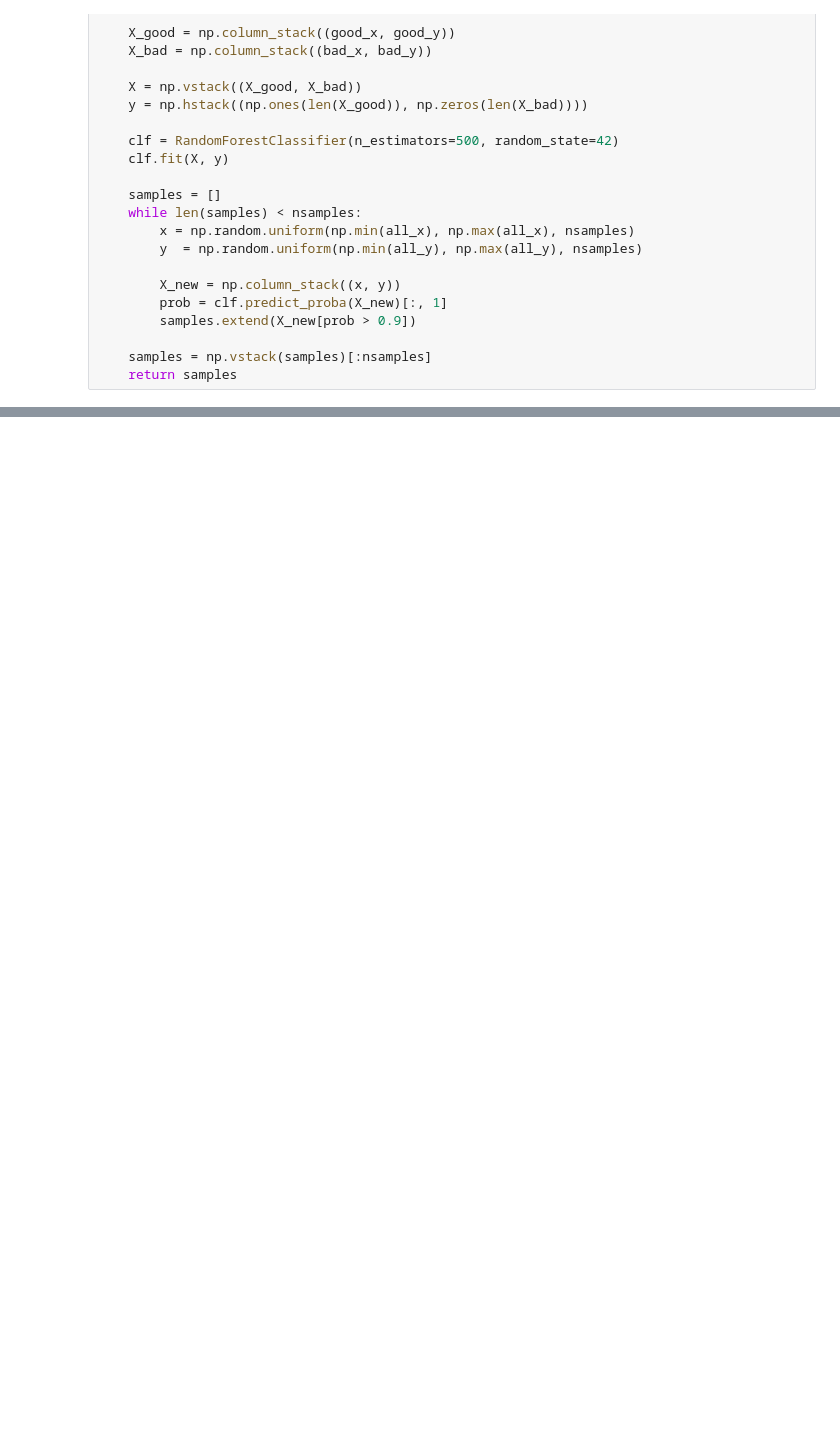
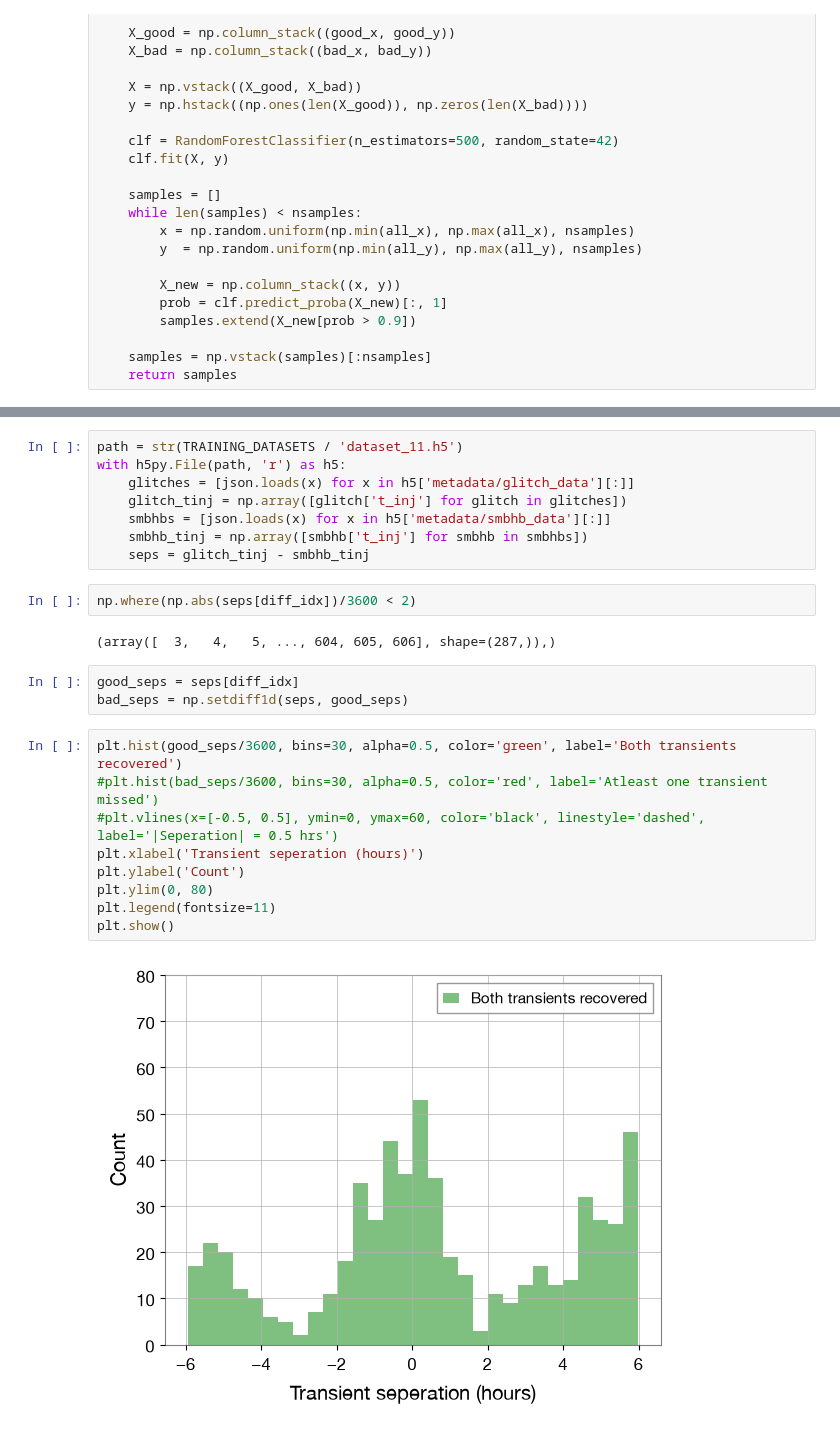
Before and after one commit to AryamannRao/LISAGlitchSignalClassifier, a Jupyter notebook: src/notebooks/search_algorithm.ipynb, the cells around one changed output, grey strips where cells are left out. Drawn from its saved outputs; the diff is of its cells as text; blank space fills up the shorter version.

```diff
--- a/src/notebooks/search_algorithm.ipynb
+++ b/src/notebooks/search_algorithm.ipynb
@@ -128 +200,27 @@ with h5py.File(gw_dataset_path, 'r+') as h5:
+# %%
+path = str(TRAINING_DATASETS / 'dataset_11.h5')
+with h5py.File(path, 'r') as h5:
+    glitches = [json.loads(x) for x in h5['metadata/glitch_data'][:]]
+    glitch_tinj = np.array([glitch['t_inj'] for glitch in glitches])
+    smbhbs = [json.loads(x) for x in h5['metadata/smbhb_data'][:]]
+    smbhb_tinj = np.array([smbhb['t_inj'] for smbhb in smbhbs])
+    seps = glitch_tinj - smbhb_tinj
+# %%
+np.where(np.abs(seps[diff_idx])/3600 < 2)
+# %% [output]
+(array([  3,   4,   5, ..., 604, 605, 606], shape=(287,)),)
+# %%
+good_seps = seps[diff_idx]
+bad_seps = np.setdiff1d(seps, good_seps)
+# %%
+plt.hist(good_seps/3600, bins=30, alpha=0.5, color='green', label='Both transients recovered')
+#plt.hist(bad_seps/3600, bins=30, alpha=0.5, color='red', label='Atleast one transient missed')
+#plt.vlines(x=[-0.5, 0.5], ymin=0, ymax=60, color='black', linestyle='dashed', label='|Seperation| = 0.5 hrs')
+plt.xlabel('Transient seperation (hours)')
+plt.ylabel('Count')
+plt.ylim(0, 80)
+plt.legend(fontsize=11)
+plt.show()
+# %% [output]
+[figure, added]
 # %%
```
Also changed, not shown: parts of 26 cells of this notebook, 16 other files.
